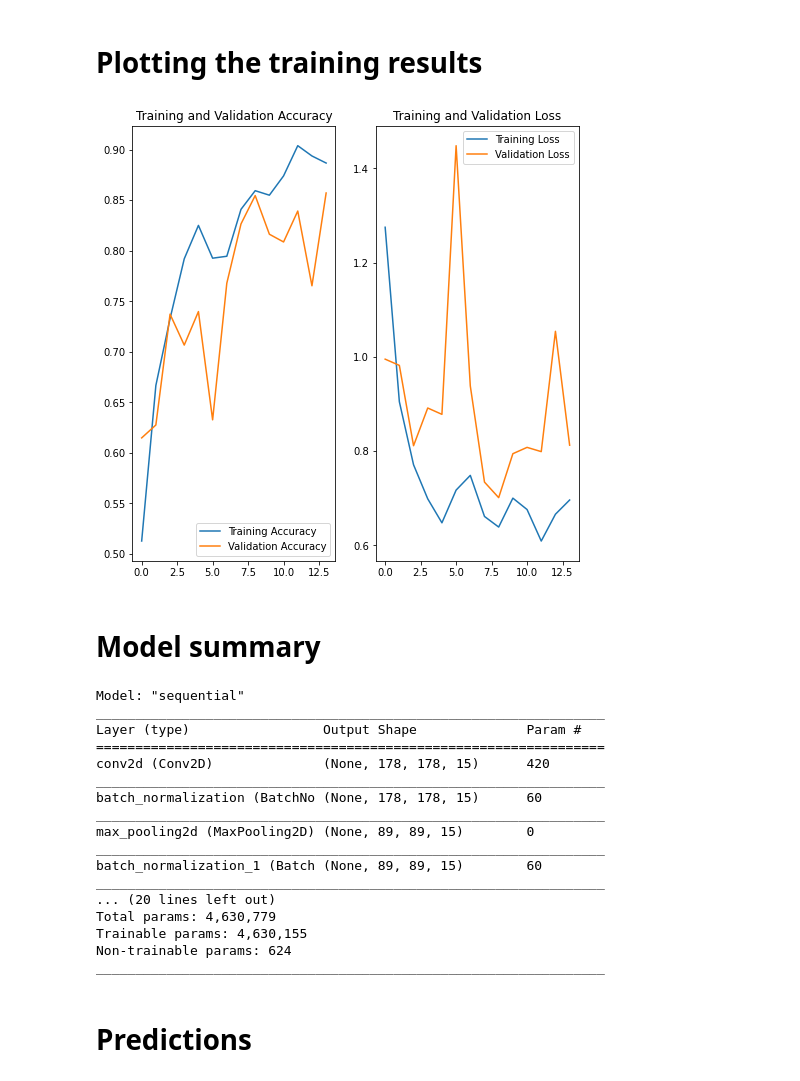
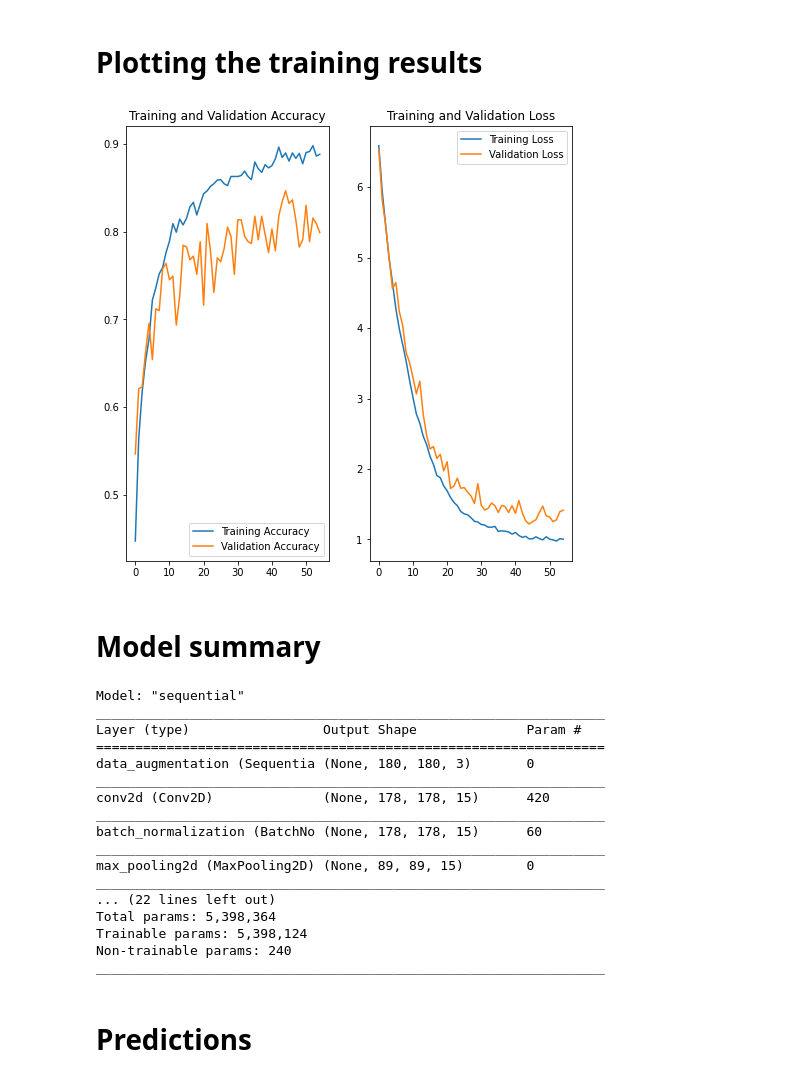
Before and after one commit to Justsecret123/One-Piece-Image-Classifier, a Jupyter notebook: Model_with_Keras_Tuner.ipynb, the cells around one changed output. Drawn from its saved outputs; the diff is of its cells as text; code cells hidden in the pictures.

Commit message:
Trained with Nami images

```diff
--- a/Model_with_Keras_Tuner.ipynb
+++ b/Model_with_Keras_Tuner.ipynb
@@ -86,5 +91,5 @@ Using 1572 files for training.
 # %%
-classes_count = 3
+classes_count = 4
 class_names = train_dataset.class_names
 print(class_names)
 # %% [output]
@@ -132,7 +137,7 @@ def model_builder(hp):
 
    model = Sequential()
 
-   #model.add(data_augmentation)
+   model.add(data_augmentation)
    model.add(layers.Conv2D( filters=15, kernel_size=3, activation="relu"))
    model.add(layers.BatchNormalization())
    model.add(layers.MaxPool2D())
@@ -144,8 +149,8 @@ def model_builder(hp):
    model.add(layers.MaxPool2D())
    model.add(layers.BatchNormalization())
    model.add(layers.Flatten())
-   model.add(layers.Dense( units=hp_units, activation="relu", kernel_regularizer=regularizers.l2(0.0001)))
-   model.add(layers.BatchNormalization())
+   model.add(layers.Dense(units=hp_units, activation="relu", kernel_regularizer=regularizers.l2(0.01)))
+   model.add(layers.Dropout(0.2))
    model.add(layers.Dense( classes_count, activation="sigmoid", name="final_output"))
 
    model.compile(
@@ -229,27 +234,27 @@ Epoch 14/70
 # %%
 acc = history.history['accuracy']
 val_acc = history.history['val_accuracy']
 
 loss = history.history['loss']
 val_loss = history.history['val_loss']
 
-epochs_range = range(14)
+epochs_range = range(len(history.history["loss"]))
 
 plt.figure(figsize=(8, 8))
 plt.subplot(1, 2, 1)
 plt.plot(epochs_range, acc, label='Training Accuracy')
 plt.plot(epochs_range, val_acc, label='Validation Accuracy')
 plt.legend(loc='lower right')
 plt.title('Training and Validation Accuracy')
 
 plt.subplot(1, 2, 2)
 plt.plot(epochs_range, loss, label='Training Loss')
 plt.plot(epochs_range, val_loss, label='Validation Loss')
 plt.legend(loc='upper right')
 plt.title('Training and Validation Loss')
 plt.show()
 # %% [output]
-[figure, old version]
+[figure, new version]
 # %% [markdown]
 # Model summary
 # %%
@@ -259,19 +264,19 @@ Model: "sequential"
 _________________________________________________________________
 Layer (type)                 Output Shape              Param #
 =================================================================
+data_augmentation (Sequentia (None, 180, 180, 3)       0
+_________________________________________________________________
 conv2d (Conv2D)              (None, 178, 178, 15)      420
 _________________________________________________________________
 batch_normalization (BatchNo (None, 178, 178, 15)      60
 _________________________________________________________________
 max_pooling2d (MaxPooling2D) (None, 89, 89, 15)        0
 _________________________________________________________________
-batch_normalization_1 (Batch (None, 89, 89, 15)        60
+... (22 lines left out)
+Total params: 5,398,364
+Trainable params: 5,398,124
+Non-trainable params: 240
 _________________________________________________________________
-... (20 lines left out)
-Total params: 4,630,779
-Trainable params: 4,630,155
-Non-trainable params: 624
-_________________________________________________________________
 # %% [markdown]
 # Predictions
 # %%
```
Also changed, not shown: parts of 17 cells of this notebook.
